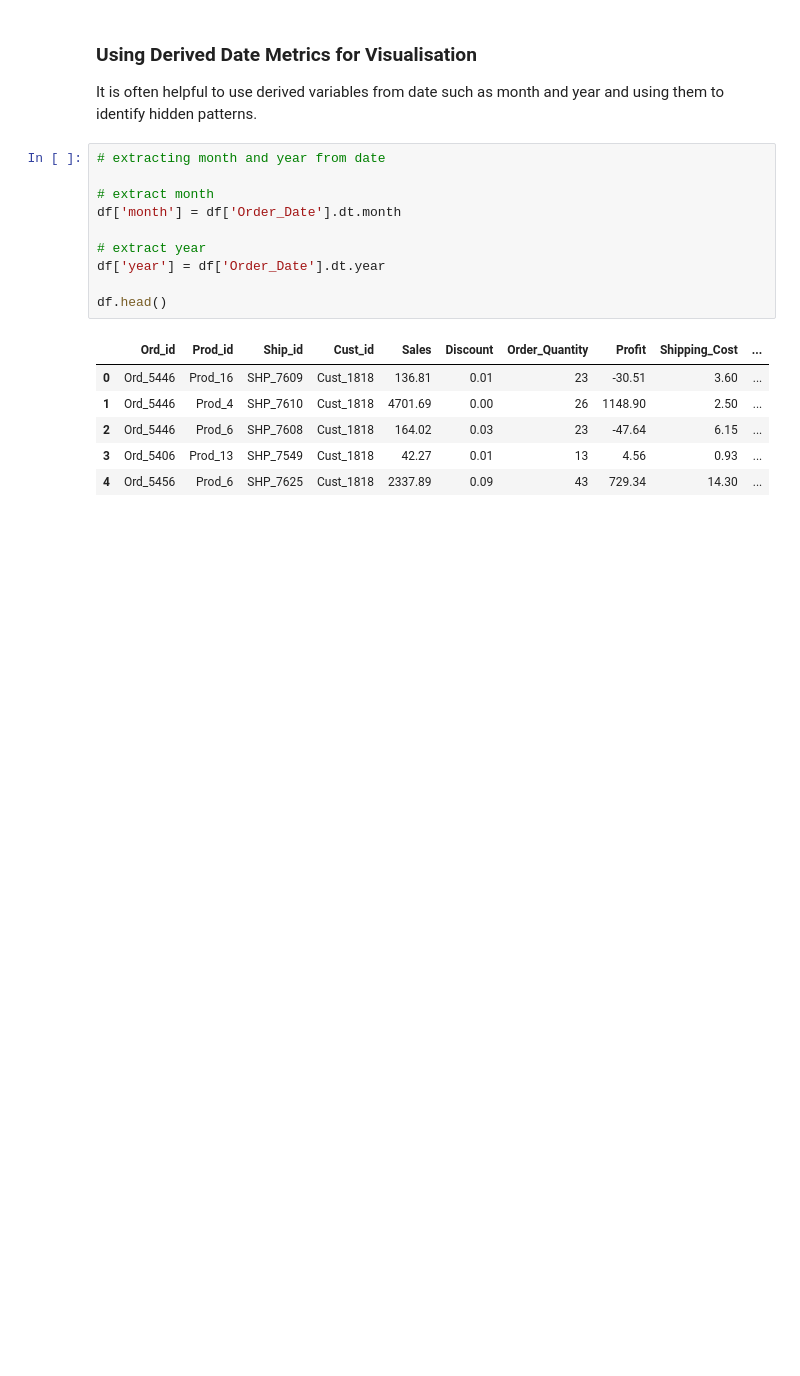
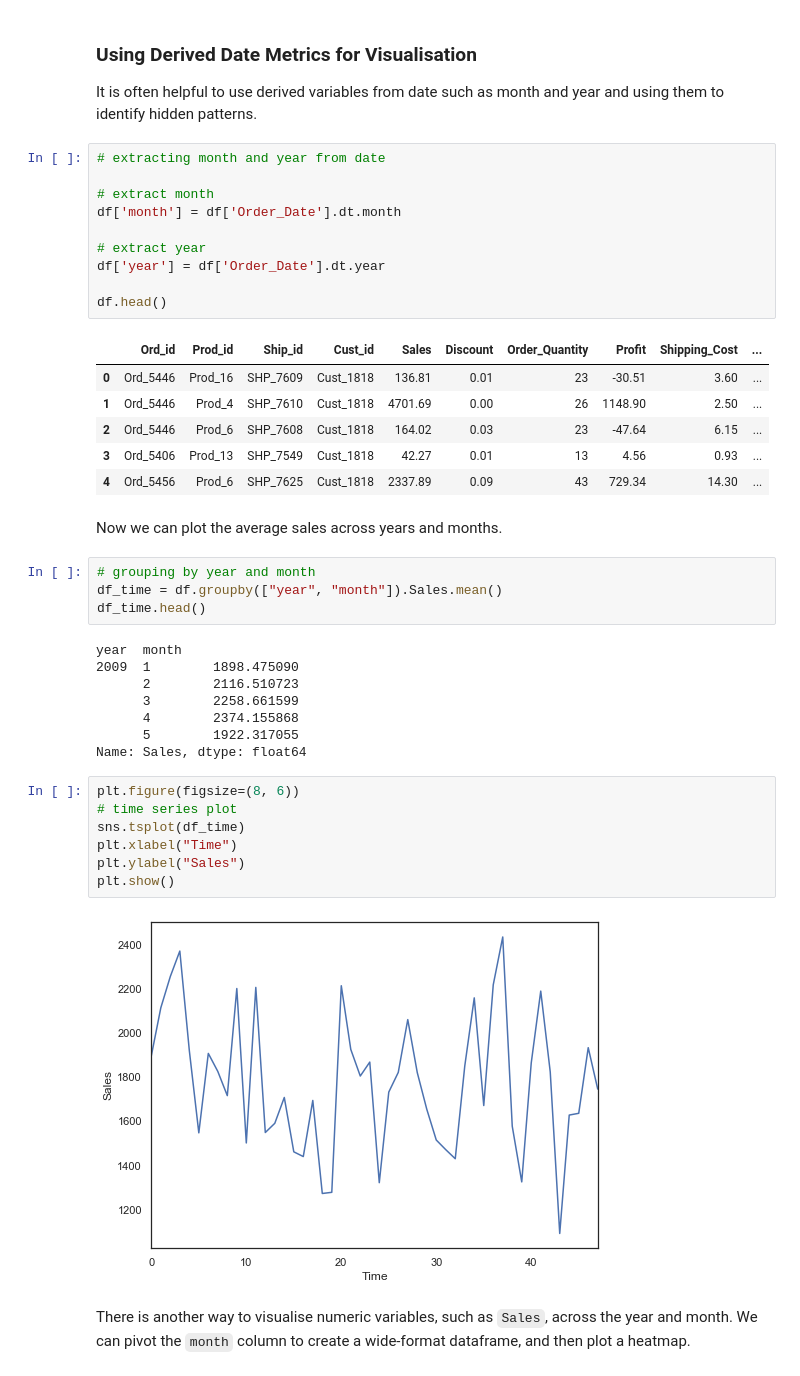
Before and after one commit to R-aryan/Machine_Learning_Crash_Course, a Jupyter notebook: Data Visualization/Visualising_Time_series_data.ipynb, the cells around one changed output. Saved outputs shown, nothing was run; the diff lists cells and outputs as text; blank space fills up the shorter version.

````diff
--- a/Data Visualization/Visualising_Time_series_data.ipynb
+++ b/Data Visualization/Visualising_Time_series_data.ipynb
@@ -148,3 +148,28 @@ df.head()
 | 2 | Ord_5446 | Prod_6 | SHP_7608 | Cust_1818 | 164.02 | 0.03 | 23 | -47.64 | 6.15 | ... |
 | 3 | Ord_5406 | Prod_13 | SHP_7549 | Cust_1818 | 42.27 | 0.01 | 13 | 4.56 | 0.93 | ... |
 | 4 | Ord_5456 | Prod_6 | SHP_7625 | Cust_1818 | 2337.89 | 0.09 | 43 | 729.34 | 14.30 | ... |
+# %% [markdown]
+Now we can plot the average sales across years and months.
+# %%
+# grouping by year and month
+df_time = df.groupby(["year", "month"]).Sales.mean()
+df_time.head()
+# %% [output]
+year  month
+2009  1        1898.475090
+      2        2116.510723
+      3        2258.661599
+      4        2374.155868
+      5        1922.317055
+Name: Sales, dtype: float64
+# %%
+plt.figure(figsize=(8, 6))
+# time series plot
+sns.tsplot(df_time)
+plt.xlabel("Time")
+plt.ylabel("Sales")
+plt.show()
+# %% [output]
+[figure, added]
+# %% [markdown]
+There is another way to visualise numeric variables, such as ```Sales```, across the year and month. We can pivot the ```month``` column to create a wide-format dataframe, and then plot a heatmap.
````
